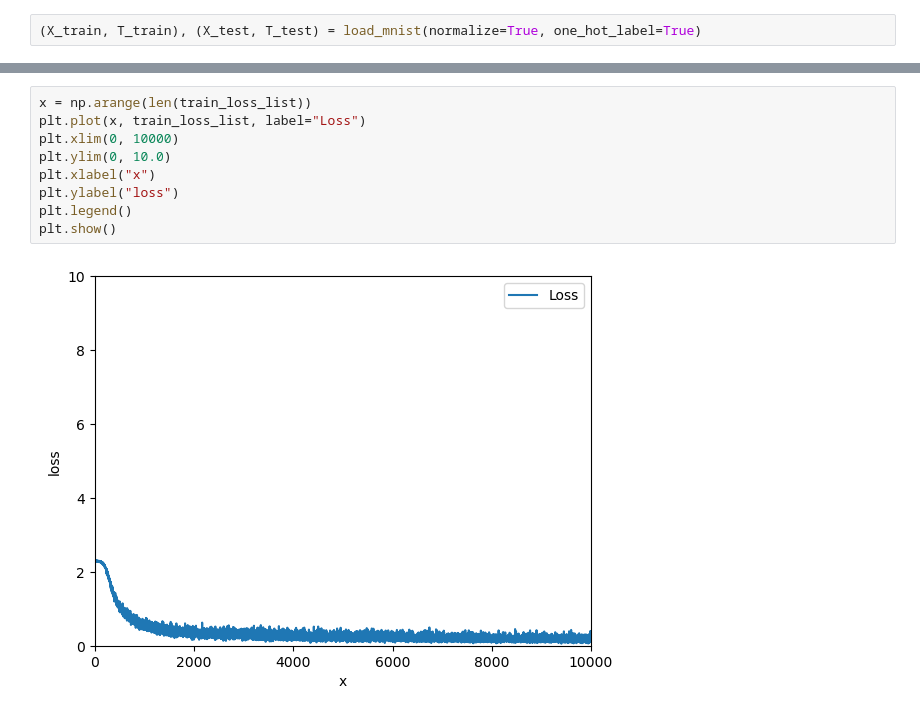
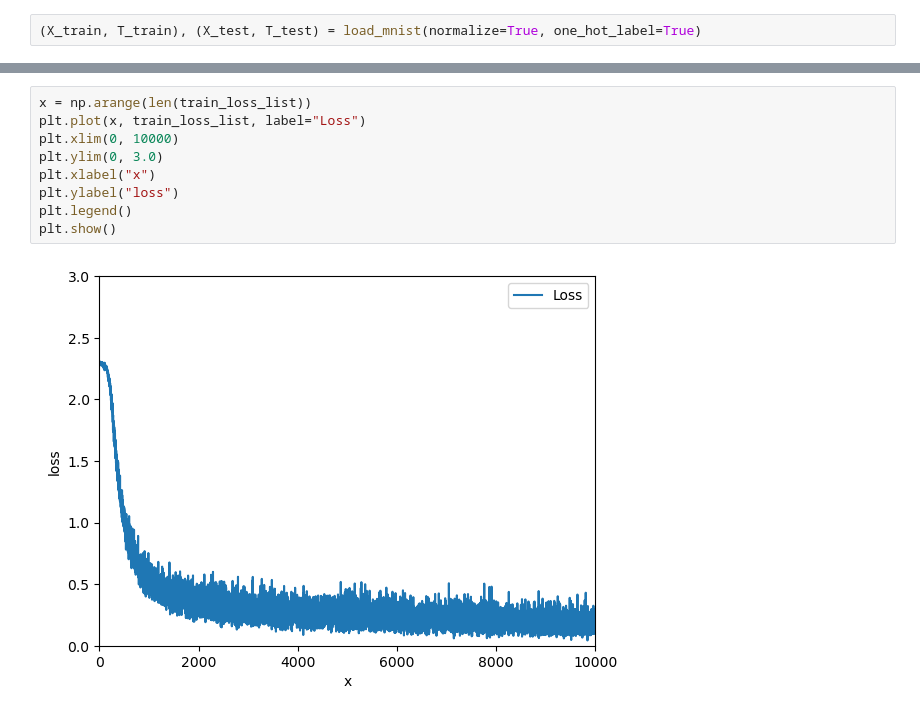
Before and after one commit to Thinline20/mnist_assignment, a Jupyter notebook: src/two_layer_network.ipynb, the cells around one changed output, grey strips where cells are left out. Saved outputs shown, nothing was run; the diff lists cells and outputs as text.

Commit message:
Reduce ylim of  loss graph

```diff
--- a/src/two_layer_network.ipynb
+++ b/src/two_layer_network.ipynb
@@ -70,14 +70,14 @@ train acc, test acc | 0.9475333333333333, 0.9462
 # %%
 x = np.arange(len(train_loss_list))
 plt.plot(x, train_loss_list, label="Loss")
 plt.xlim(0, 10000)
-plt.ylim(0, 10.0)
+plt.ylim(0, 3.0)
 plt.xlabel("x")
 plt.ylabel("loss")
 plt.legend()
 plt.show()
 # %% [output]
-[figure, old version]
+[figure, new version]
 # %%
 markers = {"train": "o", "test": "s"}
 
```
Also changed, not shown: parts of 3 cells of this notebook.
